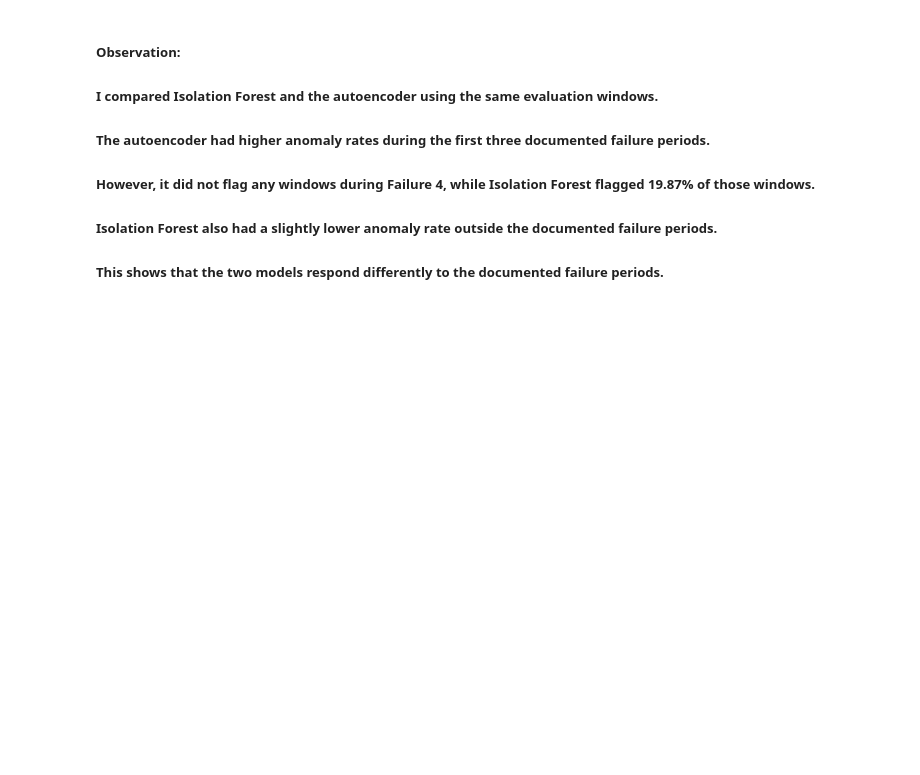
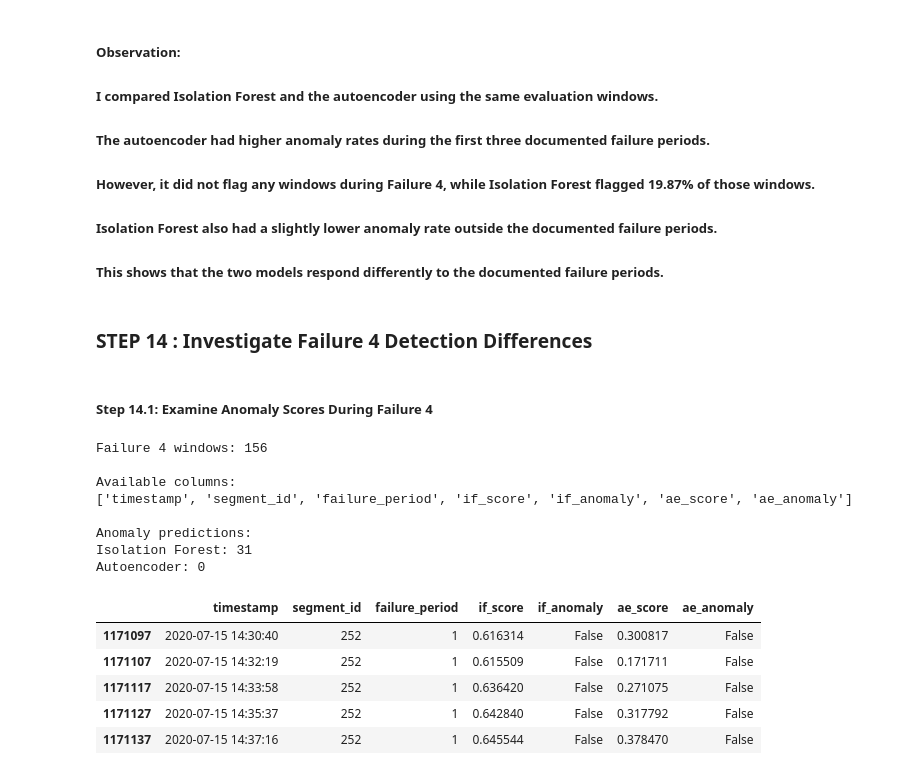
Before and after one commit to shashikawka/268452H-CS5998-Capstone-Project, a Jupyter notebook: 04_autoencoder_anomaly_detection.ipynb, the cells around one changed output. Saved outputs shown, nothing was run; the diff lists cells and outputs as text; code cells hidden in the pictures; blank space fills up the shorter version.

```diff
--- a/04_autoencoder_anomaly_detection.ipynb
+++ b/04_autoencoder_anomaly_detection.ipynb
@@ -2057,3 +2071,39 @@ Model comparison results saved successfully.
 ##### However, it did not flag any windows during Failure 4, while Isolation Forest flagged 19.87% of those windows.
 ##### Isolation Forest also had a slightly lower anomaly rate outside the documented failure periods.
 ##### This shows that the two models respond differently to the documented failure periods.
+# %% [markdown]
+### STEP 14 : Investigate Failure 4 Detection Differences
+# %% [markdown]
+##### Step 14.1: Examine Anomaly Scores During Failure 4
+# %%
+# Select evaluation windows during Failure 4
+
+failure4_data = comparison_df[
+    (comparison_df['timestamp'] >= '2020-07-15 14:30:00') &
+    (comparison_df['timestamp'] <= '2020-07-15 19:00:00')
+].copy()
+
+print("Failure 4 windows:", len(failure4_data))
+print("\nAvailable columns:")
+print(failure4_data.columns.tolist())
+
+print("\nAnomaly predictions:")
+print("Isolation Forest:", failure4_data['if_anomaly'].sum())
+print("Autoencoder:", failure4_data['ae_anomaly'].sum())
+
+display(failure4_data.head())
+# %% [output]
+Failure 4 windows: 156
+
+Available columns:
+['timestamp', 'segment_id', 'failure_period', 'if_score', 'if_anomaly', 'ae_score', 'ae_anomaly']
+
+Anomaly predictions:
+Isolation Forest: 31
+Autoencoder: 0
+|  | timestamp | segment_id | failure_period | if_score | if_anomaly | ae_score | ae_anomaly |
+| 1171097 | 2020-07-15 14:30:40 | 252 | 1 | 0.616314 | False | 0.300817 | False |
+| 1171107 | 2020-07-15 14:32:19 | 252 | 1 | 0.615509 | False | 0.171711 | False |
+| 1171117 | 2020-07-15 14:33:58 | 252 | 1 | 0.636420 | False | 0.271075 | False |
+| 1171127 | 2020-07-15 14:35:37 | 252 | 1 | 0.642840 | False | 0.317792 | False |
+| 1171137 | 2020-07-15 14:37:16 | 252 | 1 | 0.645544 | False | 0.378470 | False |
```
Also changed, not shown: parts of 19 cells of this notebook.
